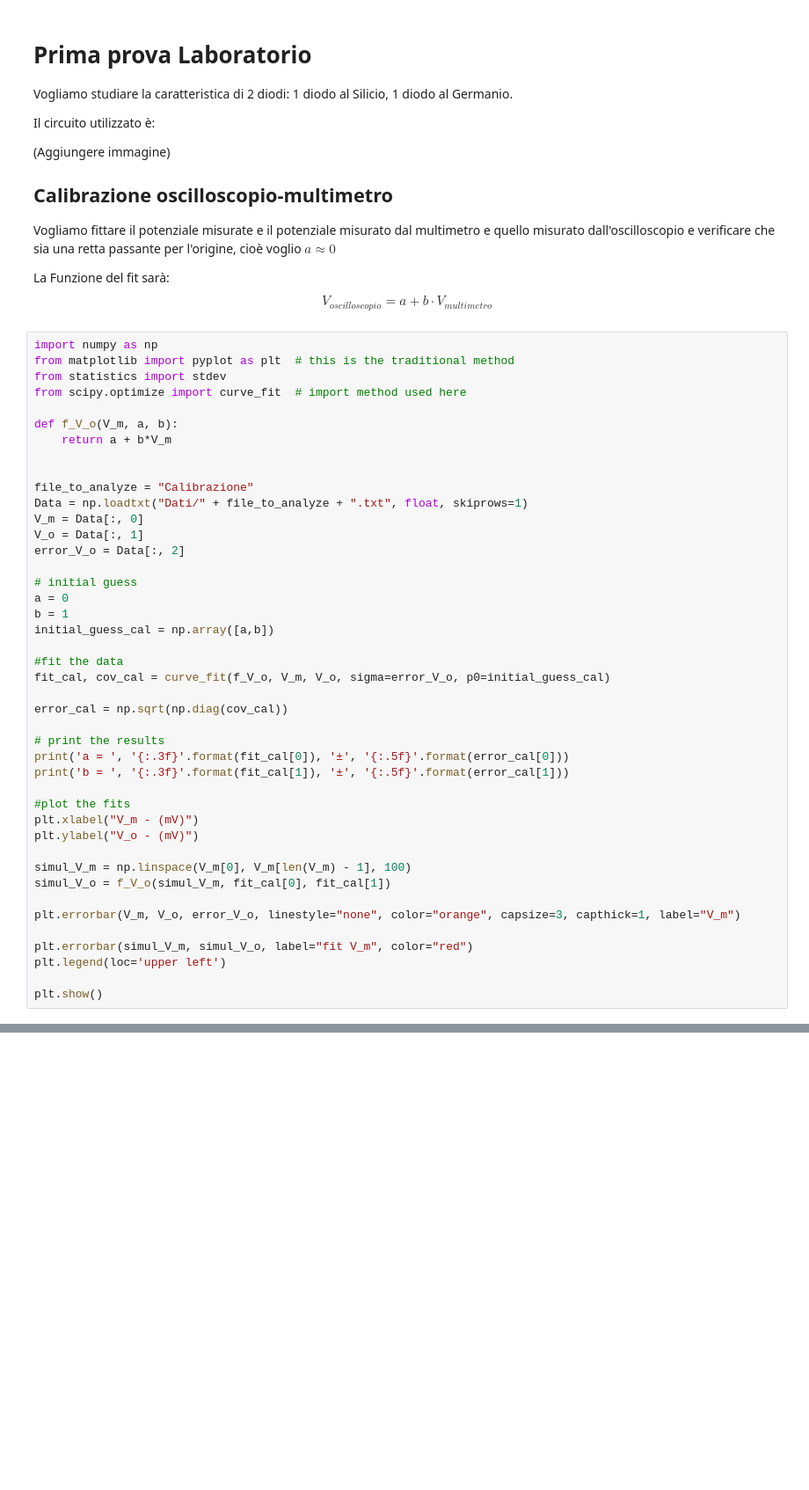
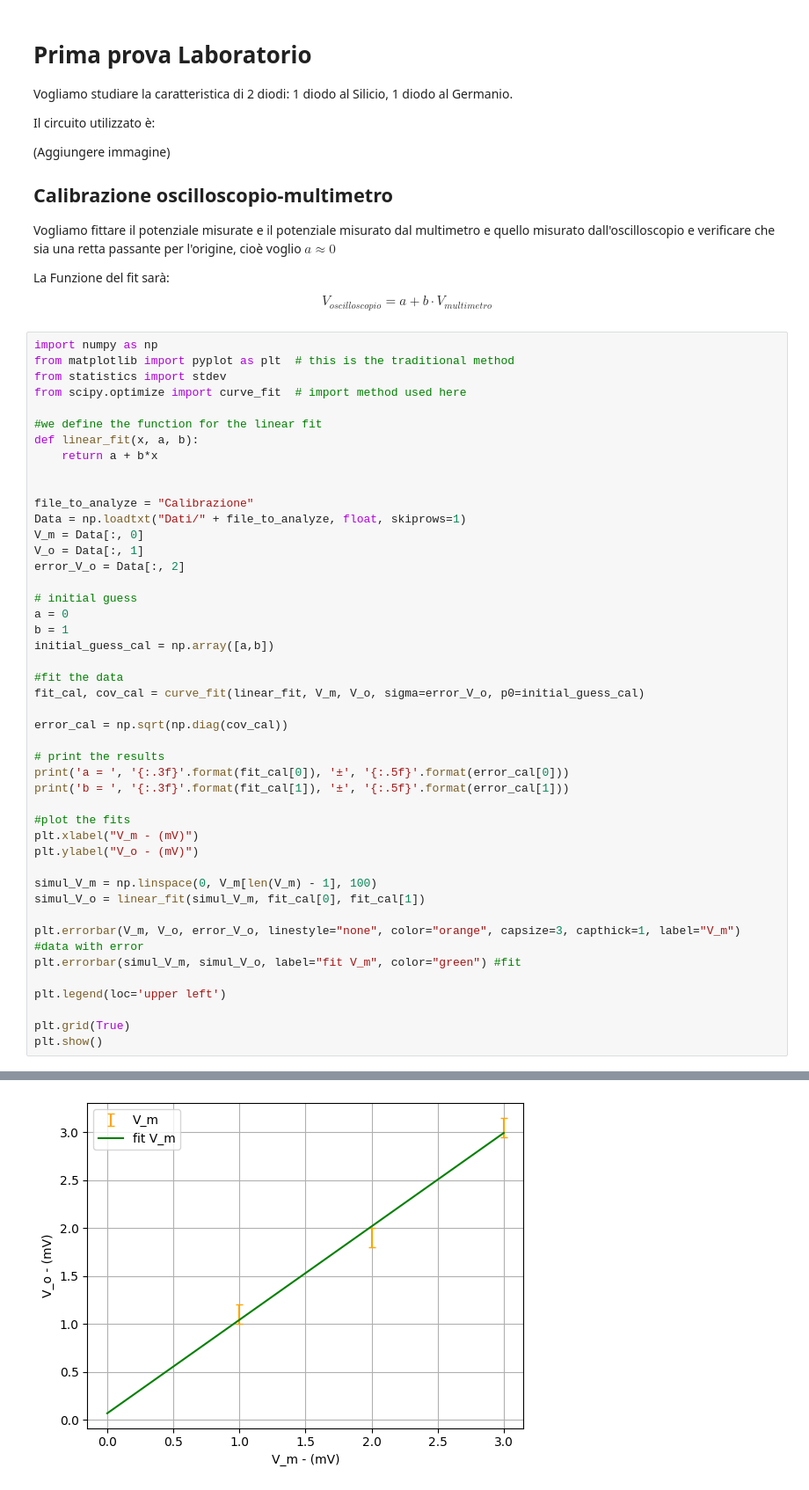
Before and after one commit to Filippo3001/Physics, a Jupyter notebook: notebook/Lab/Esperimento 1/Esperimento 1 Lab.ipynb, the cells around one changed output, grey strips where cells are left out. Shown at 88% size. Drawn from its saved outputs; the diff is of its cells as text; blank space fills up the shorter version.

```diff
--- a/notebook/Lab/Esperimento 1/Esperimento 1 Lab.ipynb
+++ b/notebook/Lab/Esperimento 1/Esperimento 1 Lab.ipynb
@@ -20,12 +20,13 @@ from matplotlib import pyplot as plt  # this is the traditional method
 from statistics import stdev
 from scipy.optimize import curve_fit  # import method used here
 
-def f_V_o(V_m, a, b):
-    return a + b*V_m
+#we define the function for the linear fit
+def linear_fit(x, a, b):
+    return a + b*x
 
 
 file_to_analyze = "Calibrazione"
-Data = np.loadtxt("Dati/" + file_to_analyze + ".txt", float, skiprows=1)
+Data = np.loadtxt("Dati/" + file_to_analyze, float, skiprows=1)
 V_m = Data[:, 0]
 V_o = Data[:, 1]
 error_V_o = Data[:, 2]
@@ -36,7 +37,7 @@ b = 1
 initial_guess_cal = np.array([a,b])
 
 #fit the data
-fit_cal, cov_cal = curve_fit(f_V_o, V_m, V_o, sigma=error_V_o, p0=initial_guess_cal)
+fit_cal, cov_cal = curve_fit(linear_fit, V_m, V_o, sigma=error_V_o, p0=initial_guess_cal)
 
 error_cal = np.sqrt(np.diag(cov_cal))
 
@@ -48,13 +49,14 @@ print('b = ', '{:.3f}'.format(fit_cal[1]), '±', '{:.5f}'.format(error_cal[1]))
 plt.xlabel("V_m - (mV)")
 plt.ylabel("V_o - (mV)")
 
-simul_V_m = np.linspace(V_m[0], V_m[len(V_m) - 1], 100)
-simul_V_o = f_V_o(simul_V_m, fit_cal[0], fit_cal[1])
+simul_V_m = np.linspace(0, V_m[len(V_m) - 1], 100)
+simul_V_o = linear_fit(simul_V_m, fit_cal[0], fit_cal[1])
 
-plt.errorbar(V_m, V_o, error_V_o, linestyle="none", color="orange", capsize=3, capthick=1, label="V_m")
+plt.errorbar(V_m, V_o, error_V_o, linestyle="none", color="orange", capsize=3, capthick=1, label="V_m") #data with error
+plt.errorbar(simul_V_m, simul_V_o, label="fit V_m", color="green") #fit
 
-plt.errorbar(simul_V_m, simul_V_o, label="fit V_m", color="red")
 plt.legend(loc='upper left')
 
+plt.grid(True)
 plt.show()
 # %% [output]
@@ -62,3 +65,4 @@ FileNotFoundError: Dati/Calibrazione.txt not found.
+[figure, added]
 # %% [markdown]
 ## Caratteristica I-V
 Vogliamo studiare le caratteristiche dei 2 diodi.
```
Also changed, not shown: parts of 20 cells of this notebook, 3 other files.
